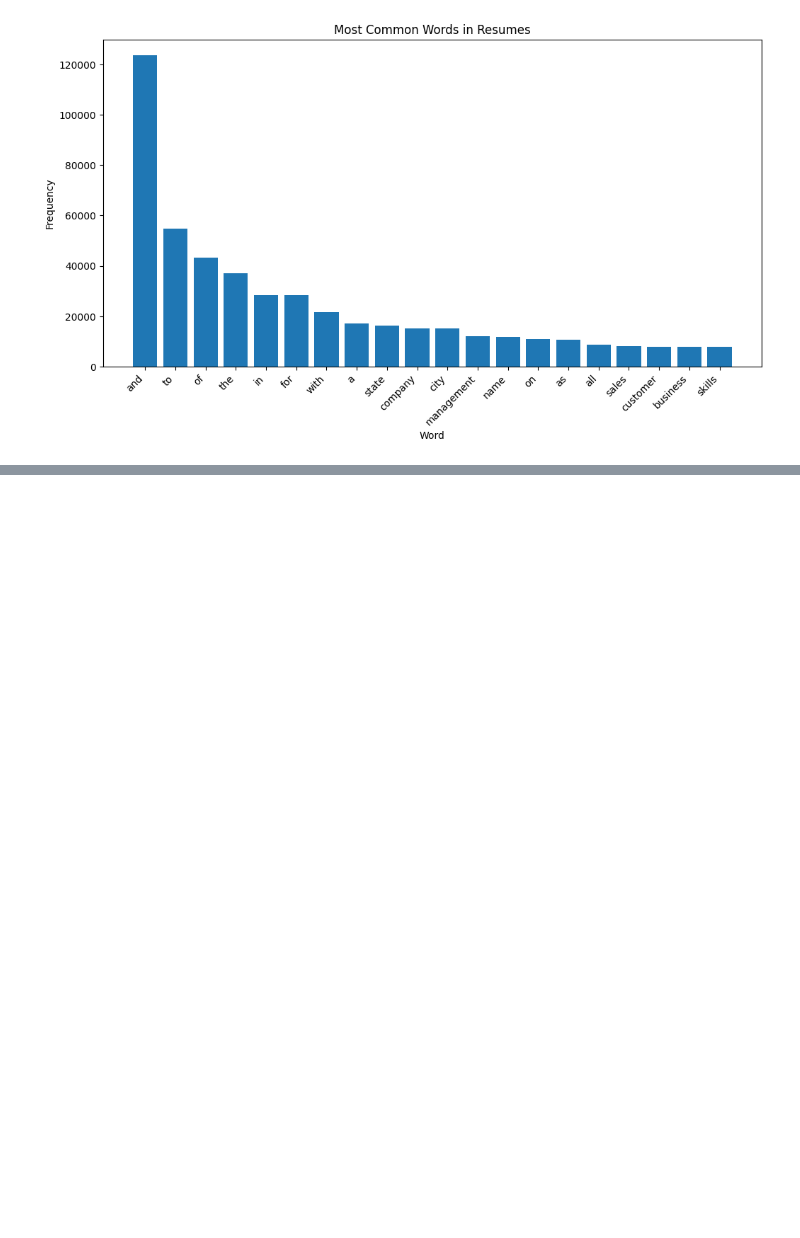
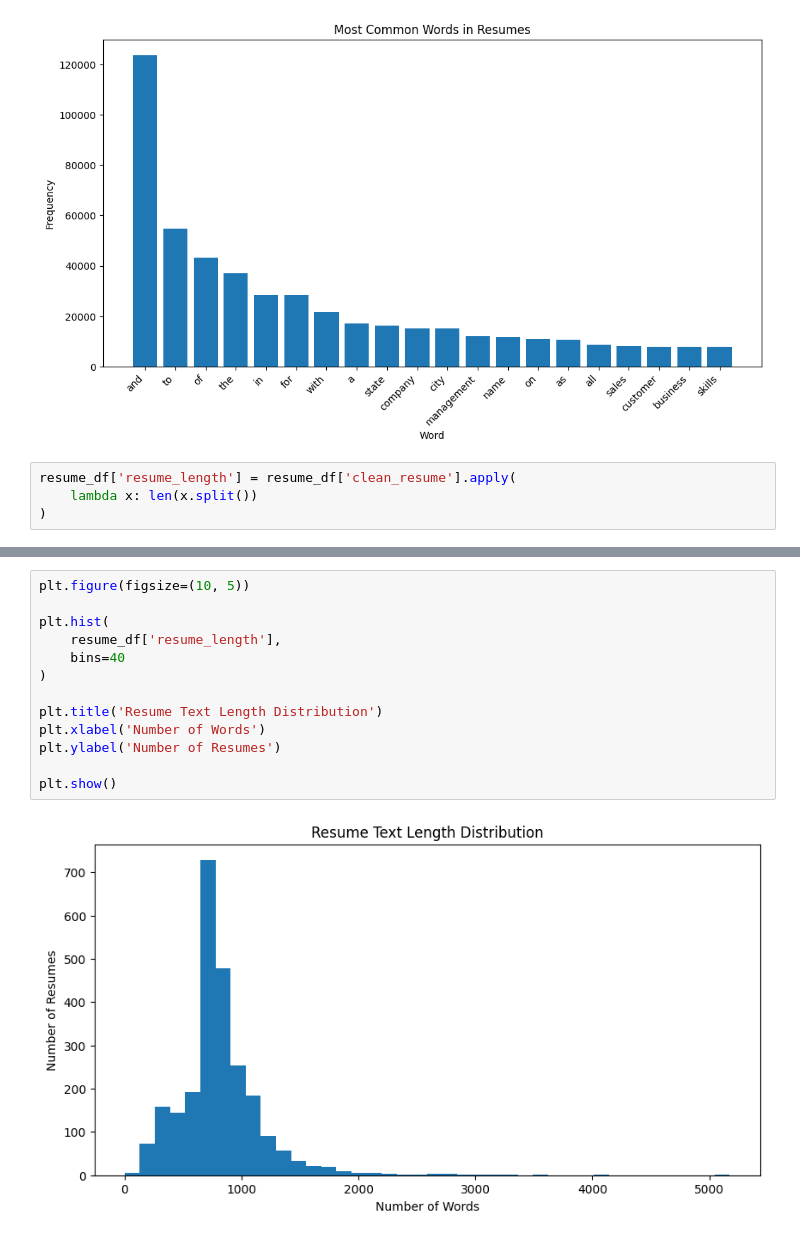
Before and after one commit to Savindi2002/CV-Analyzer-Job-Matching, a Jupyter notebook: CV_Analyzer.ipynb, the cells around one changed output, grey strips where cells are left out. Drawn from its saved outputs; the diff is of its cells as text; blank space fills up the shorter version.

Commit message:
resume length distribution

```diff
--- a/CV_Analyzer.ipynb
+++ b/CV_Analyzer.ipynb
@@ -289,3 +289,7 @@ plt.xticks(rotation=45, ha='right')
 plt.show()
 # %% [output]
 [figure]
+# %%
+resume_df['resume_length'] = resume_df['clean_resume'].apply(
+    lambda x: len(x.split())
+)
@@ -291,0 +308,15 @@ plt.show()
+# %%
+plt.figure(figsize=(10, 5))
+
+plt.hist(
+    resume_df['resume_length'],
+    bins=40
+)
+
+plt.title('Resume Text Length Distribution')
+plt.xlabel('Number of Words')
+plt.ylabel('Number of Resumes')
+
+plt.show()
+# %% [output]
+[figure, added]
```
Also changed, not shown: parts of 1 cell of this notebook.
